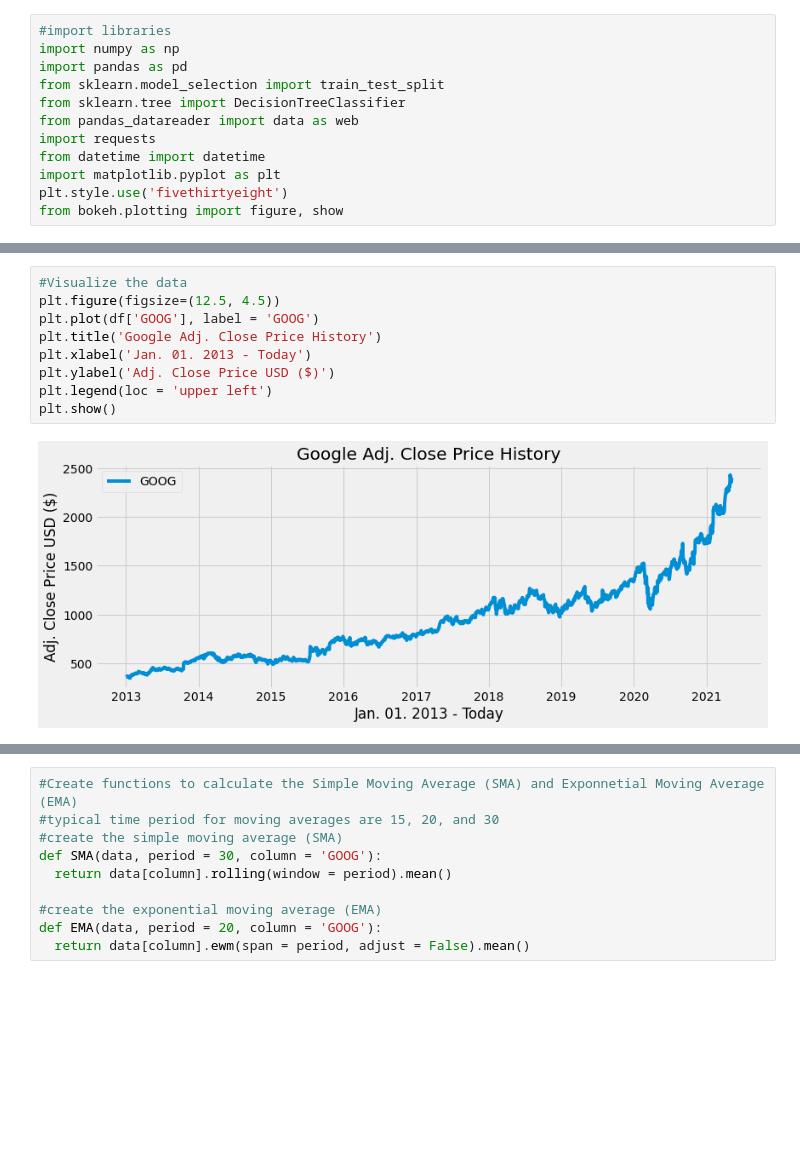
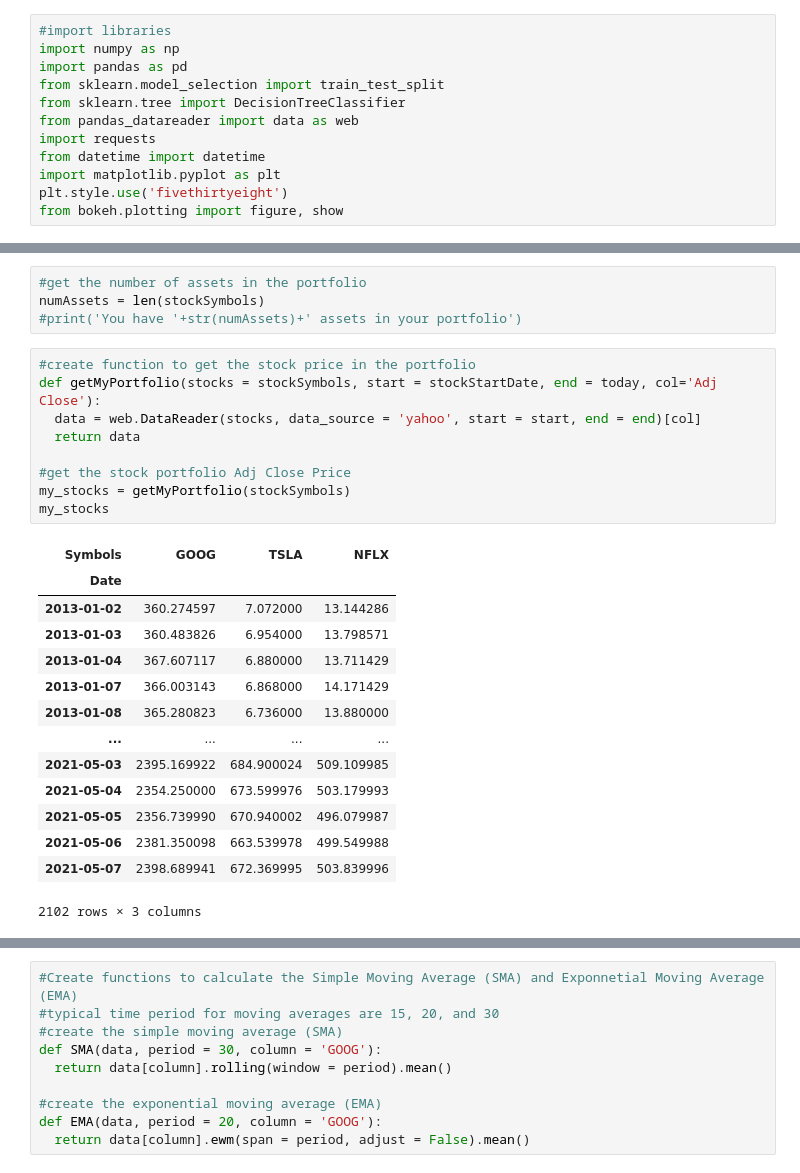
Before and after one commit to manishmawatwal/DataScience, a Jupyter notebook: StockMovementClassifier.ipynb, the cells around one changed output, grey strips where cells are left out. Cells and saved outputs as stored; diff of their text form; blank space fills up the shorter version.

```diff
--- a/StockMovementClassifier.ipynb
+++ b/StockMovementClassifier.ipynb
@@ -51,11 +26,28 @@ df
-# %%
-#Visualize the data
-plt.figure(figsize=(12.5, 4.5))
-plt.plot(df['GOOG'], label = 'GOOG')
-plt.title('Google Adj. Close Price History')
-plt.xlabel('Jan. 01. 2013 - Today')
-plt.ylabel('Adj. Close Price USD ($)')
-plt.legend(loc = 'upper left')
-plt.show()
-# %% [output]
-[figure, removed]
+# %%
+#get the number of assets in the portfolio
+numAssets = len(stockSymbols)
+#print('You have '+str(numAssets)+' assets in your portfolio')
+# %%
+#create function to get the stock price in the portfolio
+def getMyPortfolio(stocks = stockSymbols, start = stockStartDate, end = today, col='Adj Close'):
+  data = web.DataReader(stocks, data_source = 'yahoo', start = start, end = end)[col]
+  return data
+
+#get the stock portfolio Adj Close Price
+my_stocks = getMyPortfolio(stockSymbols)
+my_stocks
+# %% [output]
+| Symbols | GOOG | TSLA | NFLX |
+| Date |  |  |  |
+| 2013-01-02 | 360.274597 | 7.072000 | 13.144286 |
+| 2013-01-03 | 360.483826 | 6.954000 | 13.798571 |
+| 2013-01-04 | 367.607117 | 6.880000 | 13.711429 |
+| 2013-01-07 | 366.003143 | 6.868000 | 14.171429 |
+| 2013-01-08 | 365.280823 | 6.736000 | 13.880000 |
+| ... | ... | ... | ... |
+| 2021-05-03 | 2395.169922 | 684.900024 | 509.109985 |
+| 2021-05-04 | 2354.250000 | 673.599976 | 503.179993 |
+| 2021-05-05 | 2356.739990 | 670.940002 | 496.079987 |
+| 2021-05-06 | 2381.350098 | 663.539978 | 499.549988 |
+| 2021-05-07 | 2398.689941 | 672.369995 | 503.839996 |
+2102 rows × 3 columns
```
Also changed, not shown: parts of 17 cells of this notebook.
